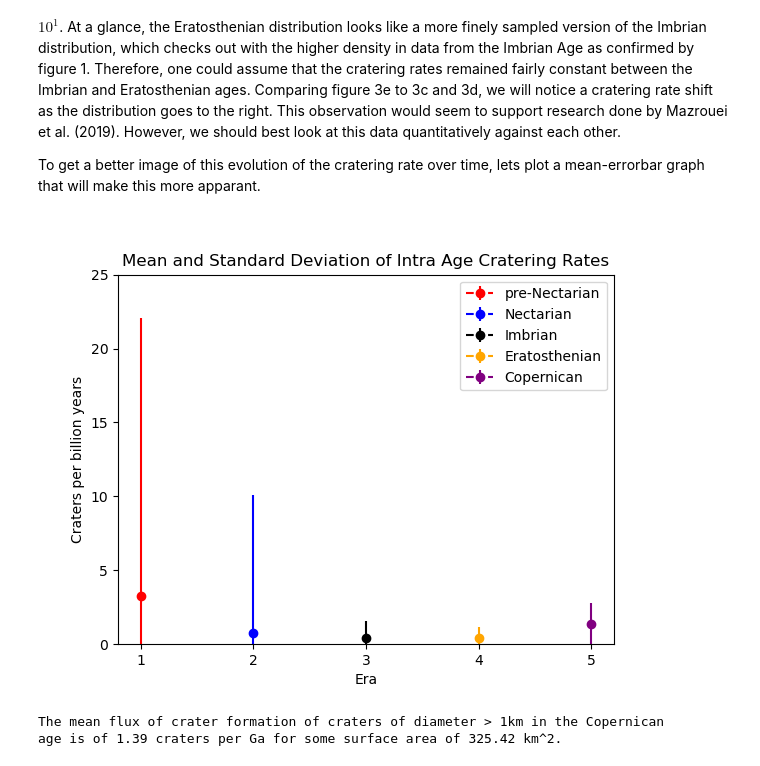
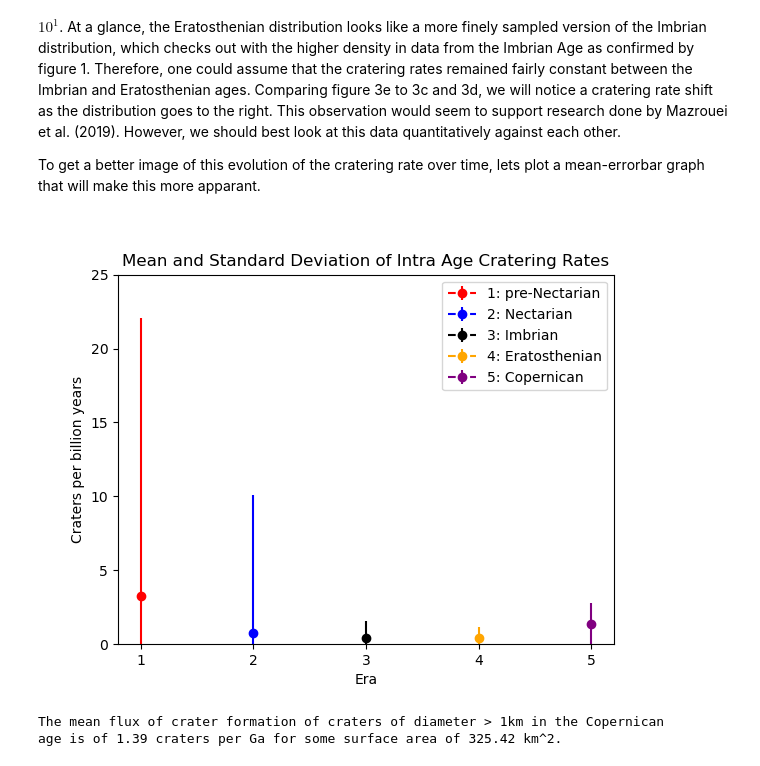
Before and after one commit to devlinih/lunar-crater-rates, a Jupyter notebook: lunar-crater-rates.ipynb, the cells around one changed output. Cells and saved outputs as stored; diff of their text form; code cells hidden in the pictures.

Commit message:
Make slight tweak to figure to increase colorblind friendliness

```diff
--- a/lunar-crater-rates.ipynb
+++ b/lunar-crater-rates.ipynb
@@ -345,20 +345,20 @@ To get a better image of this evolution of the cratering rate over time, lets pl
 # %%
 #plot errorbars intra-age
 fig4 = plt.figure()
 plt.errorbar(1, pre_nectarian_old_rates_mean, yerr= pre_nectarian_old_rates_std, fmt='--o', color='red')
 plt.errorbar(2, nectarian_old_rates_mean, yerr= nectarian_old_rates_std, fmt='--o', color='blue')
 plt.errorbar(3, imbrian_old_rates_mean, yerr= imbrian_old_rates_std, fmt='--o', color='black')
 plt.errorbar(4, eratosthenian_old_rates_mean, yerr= eratosthenian_old_rates_std ,fmt='--o',color='orange')
 plt.errorbar(5, copernican_old_rates_mean, yerr= copernican_old_rates_std, fmt='--o', color='purple')
 plt.title("Mean and Standard Deviation of Intra Age Cratering Rates")
 plt.xlabel("Era")
 plt.xticks([1,2,3,4,5])
 plt.ylabel("Craters per billion years")
-plt.legend(["pre-Nectarian", "Nectarian", "Imbrian", "Eratosthenian", "Copernican"], loc = "upper right")
+plt.legend(["1: pre-Nectarian", "2: Nectarian", "3: Imbrian", "4: Eratosthenian", "5: Copernican"], loc = "upper right")
 plt.ylim((0,25))
 plt.show()
 # %% [output]
-[figure, old version]
+[figure, new version]
 # %%
 print("The mean flux of crater formation of craters of diameter > 1km in the Copernican")
 print("age is of %.2f" % copernican_old_rates_mean,"craters per Ga for some surface area of %.2f" % mean_sa ,"km^2.")
```
Also changed, not shown: parts of 1 cell of this notebook.
